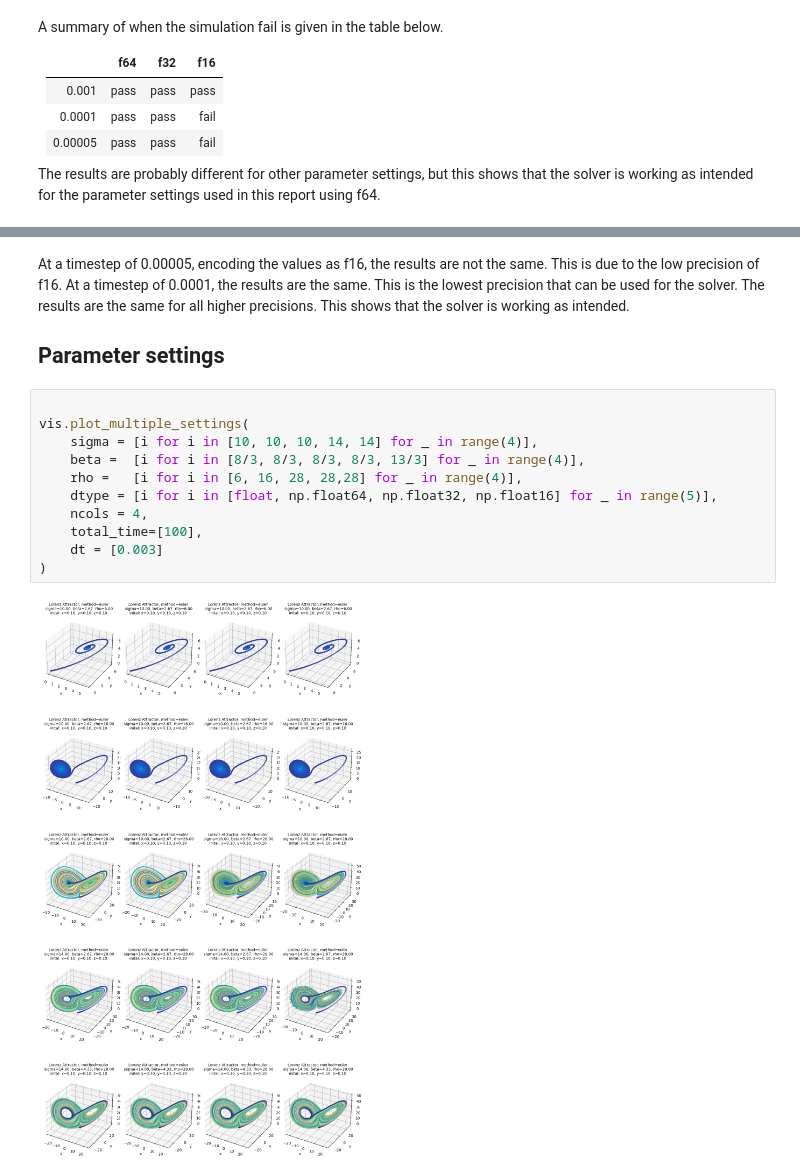
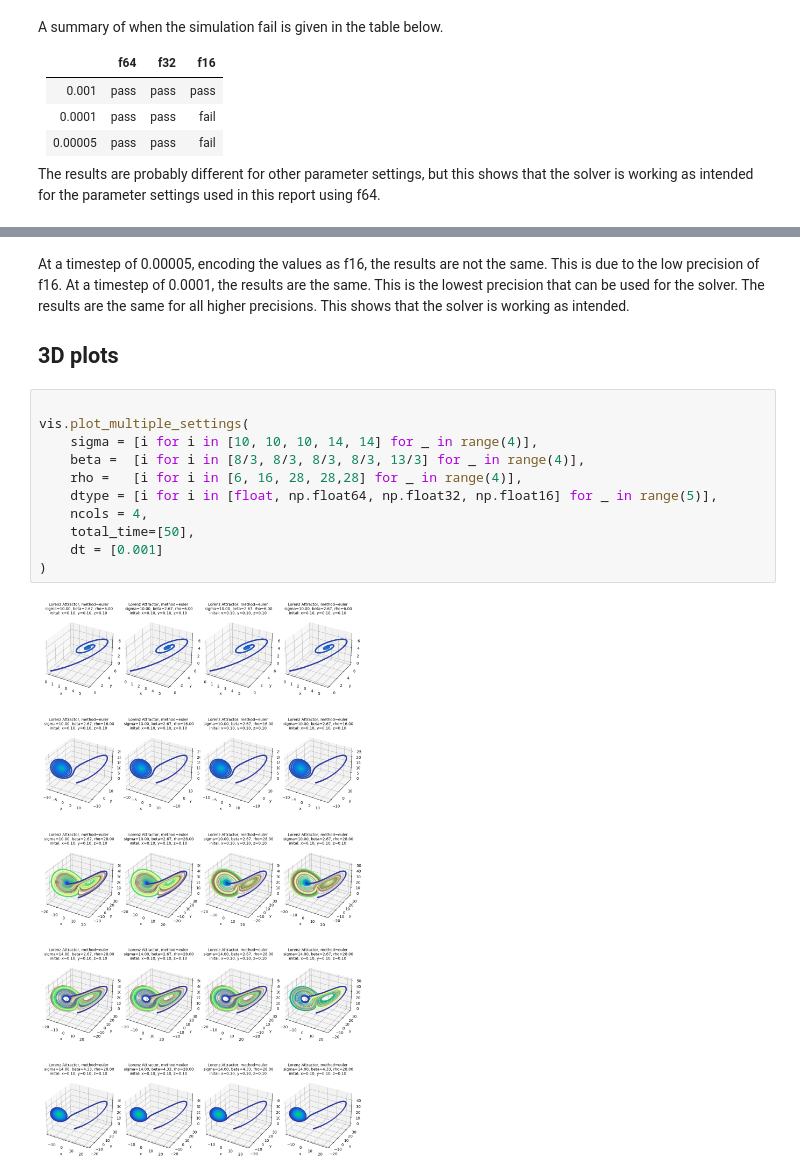
Before and after one commit to SorenHeidelbach/lorentz-attractor, a Jupyter notebook: README.ipynb, the cells around one changed output, grey strips where cells are left out. Cells and saved outputs as stored; diff of their text form.

```diff
--- a/README.ipynb
+++ b/README.ipynb
@@ -137,17 +131,17 @@ vis.plot_multiple_settings(
 # %% [markdown]
 At a timestep of 0.00005, encoding the values as f16, the results are not the same. This is due to the low precision of f16. At a timestep of 0.0001, the results are the same. This is the lowest precision that can be used for the solver. The results are the same for all higher precisions. This shows that the solver is working as intended.
 
-## Parameter settings
+## 3D plots
 # %%
 
 vis.plot_multiple_settings(
     sigma = [i for i in [10, 10, 10, 14, 14] for _ in range(4)],
     beta =  [i for i in [8/3, 8/3, 8/3, 8/3, 13/3] for _ in range(4)],
     rho =   [i for i in [6, 16, 28, 28,28] for _ in range(4)],
     dtype = [i for i in [float, np.float64, np.float32, np.float16] for _ in range(5)],
     ncols = 4,
-    total_time=[100],
-    dt = [0.003]
+    total_time=[50],
+    dt = [0.001]
 )
 # %% [output]
-[figure, old version]
+[figure, new version]
```
Also changed, not shown: parts of 10 cells of this notebook, 19 other files.
